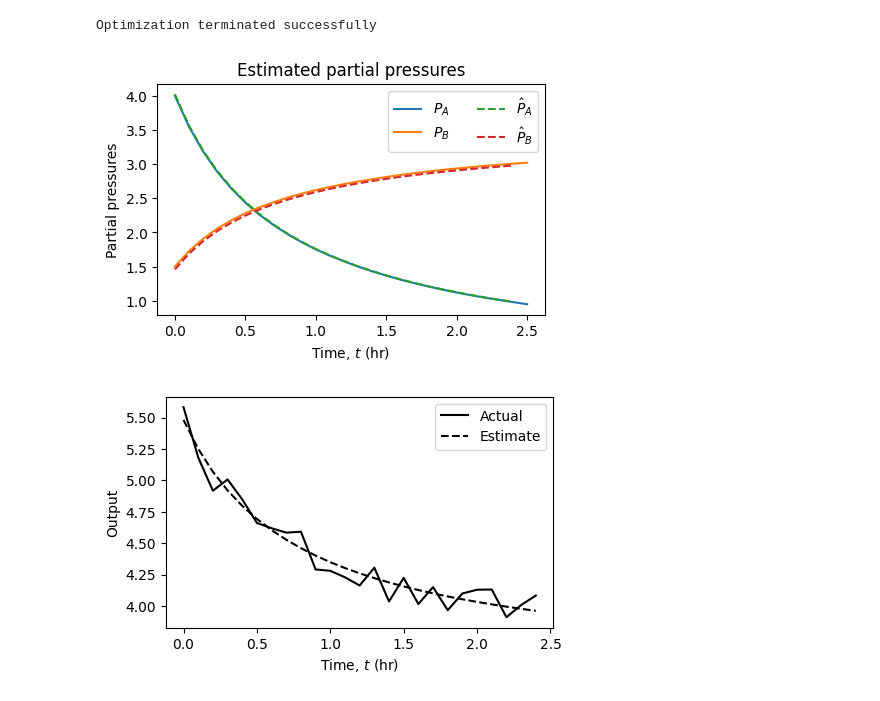
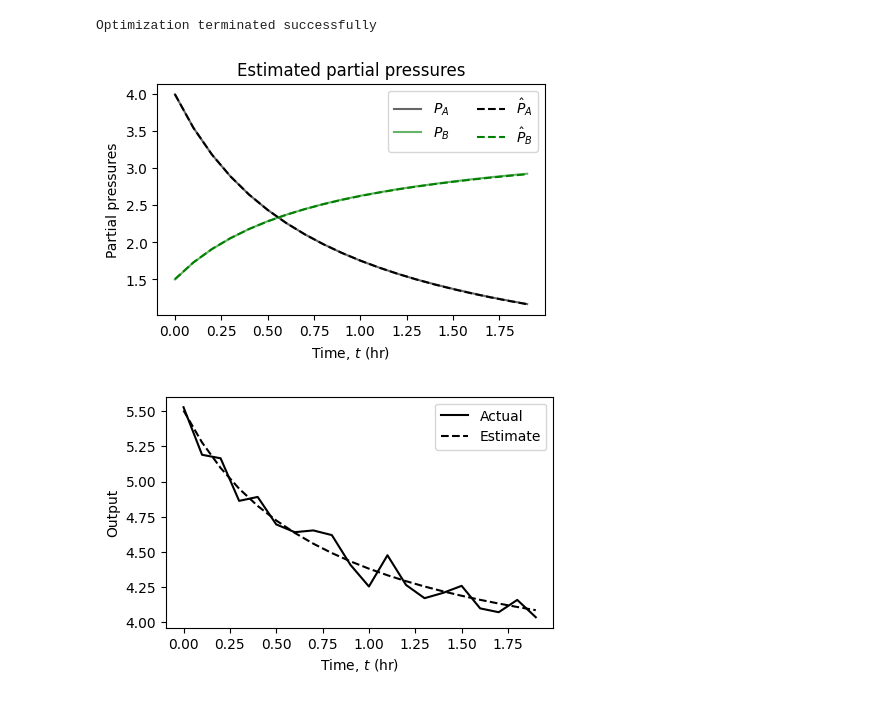
Before and after one commit to Gijinkstra/EstimationTheoryNotebooks, a Jupyter notebook: bayesian/2_moving_horizon.ipynb, the cells around one changed output. Drawn from its saved outputs; the diff is of its cells as text; code cells hidden in the pictures.

```diff
--- a/bayesian/2_moving_horizon.ipynb
+++ b/bayesian/2_moving_horizon.ipynb
@@ -73,7 +73,7 @@ def h(x):
     return cs.sum(x)
 
 # Perform simulations; generate N samples (y[0], ..., y[T-1])
-T = 25
+T = 20
 x = np.array([4, 1.5])
 
 x_cache = np.zeros((T+1, nx))
@@ -193,25 +193,28 @@ print(res.message)
 # %% [output]
 Optimization terminated successfully
 # %%
-x_star = res.x[:nx*T].reshape((T, nx)).T
+x_star = res.x[:nx*T].reshape((T, nx))
 
 plt.figure(figsize=(5, 3))
-plt.plot(dt*np.arange(T+1), x_cache, label=['$P_A$','$P_B$'])
-plt.plot(dt*np.arange(T), x_star.T, '--', label=['$\\hat{P}_A$','$\\hat{P}_B$'])
+plt.plot(dt*np.arange(T), x_cache[:T, 0], 'k', label='$P_A$', alpha=0.6)
+plt.plot(dt*np.arange(T), x_cache[:T, 1], 'g', label='$P_B$', alpha=0.6)
+plt.plot(dt*np.arange(T), x_star[:, 0], 'k--', label='$\\hat{P}_A$')
+plt.plot(dt*np.arange(T), x_star[:, 1], 'g--', label='$\\hat{P}_B$')
+
 plt.xlabel('Time, $t$ (hr)')
 plt.ylabel('Partial pressures')
 plt.title('Estimated partial pressures')
 plt.legend(ncol=2)
 plt.show()
 # %% [output]
-[figure, old version]
+[figure, new version]
 # %%
 plt.figure(figsize=(5, 3))
 plt.plot(dt*np.arange(T), y_cache, 'k', label='Actual')
-plt.plot(dt*np.arange(T), np.sum(x_star,axis=0), 'k--', label='Estimate')
+plt.plot(dt*np.arange(T), np.sum(x_star, axis=1), 'k--', label='Estimate')
 plt.legend()
 plt.xlabel('Time, $t$ (hr)')
 plt.ylabel('Output')
 plt.show()
 # %% [output]
-[figure, old version]
+[figure, new version]
```
Also changed, not shown: parts of 1 cell of this notebook.
